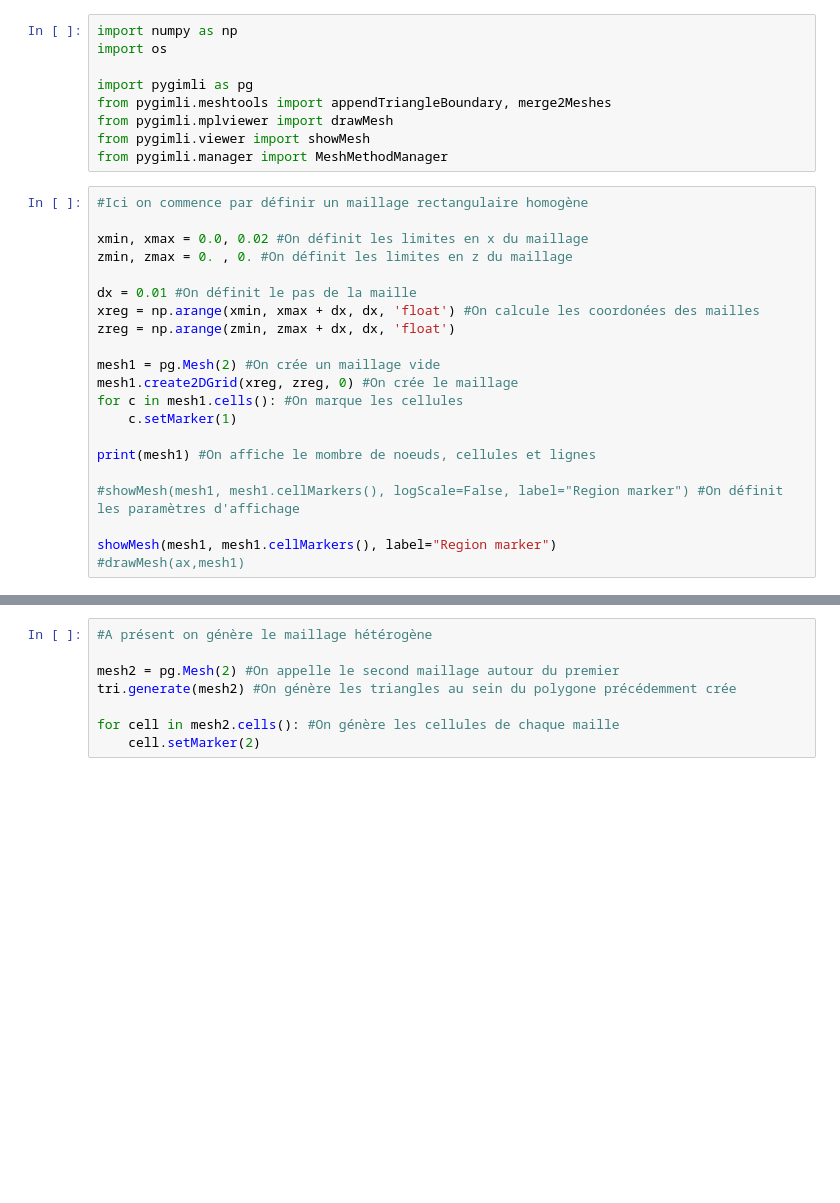
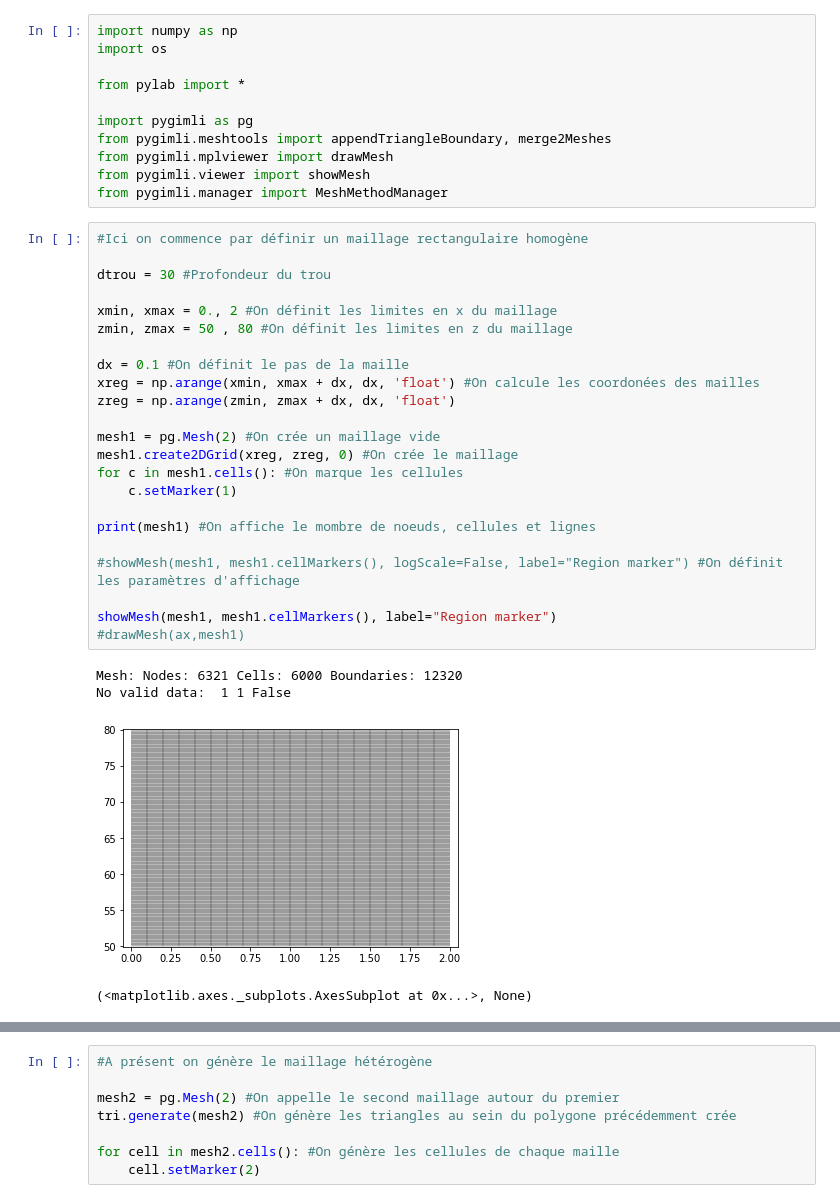
Before and after one commit to Chouzekriterres/Kriterres, a Jupyter notebook: TESTS_CLEM/Maillage_porchet.ipynb, the cells around one changed output, grey strips where cells are left out. Drawn from its saved outputs; the diff is of its cells as text; blank space fills up the shorter version.

```diff
--- a/TESTS_CLEM/Maillage_porchet.ipynb
+++ b/TESTS_CLEM/Maillage_porchet.ipynb
@@ -1,6 +1,8 @@
 # %%
 import numpy as np
 import os
+
+from pylab import *
 
 import pygimli as pg
 from pygimli.meshtools import appendTriangleBoundary, merge2Meshes
@@ -10,24 +12,31 @@ from pygimli.manager import MeshMethodManager
 # %%
 #Ici on commence par définir un maillage rectangulaire homogène
 
-xmin, xmax = 0.0, 0.02 #On définit les limites en x du maillage
-zmin, zmax = 0. , 0. #On définit les limites en z du maillage
+dtrou = 30 #Profondeur du trou
 
-dx = 0.01 #On définit le pas de la maille
+xmin, xmax = 0., 2 #On définit les limites en x du maillage
+zmin, zmax = 50 , 80 #On définit les limites en z du maillage
+
+dx = 0.1 #On définit le pas de la maille
 xreg = np.arange(xmin, xmax + dx, dx, 'float') #On calcule les coordonées des mailles
 zreg = np.arange(zmin, zmax + dx, dx, 'float')
 
 mesh1 = pg.Mesh(2) #On crée un maillage vide
 mesh1.create2DGrid(xreg, zreg, 0) #On crée le maillage
 for c in mesh1.cells(): #On marque les cellules
     c.setMarker(1)
 
 print(mesh1) #On affiche le mombre de noeuds, cellules et lignes
 
 #showMesh(mesh1, mesh1.cellMarkers(), logScale=False, label="Region marker") #On définit les paramètres d'affichage
 
 showMesh(mesh1, mesh1.cellMarkers(), label="Region marker")
 #drawMesh(ax,mesh1)
+# %% [output]
+Mesh: Nodes: 6321 Cells: 6000 Boundaries: 12320
+No valid data:  1 1 False
+[figure, added]
+(<matplotlib.axes._subplots.AxesSubplot at 0x...>, None)
 # %%
 #A présent on crée une zone grâce à un polygone
 
```
Also changed, not shown: parts of 11 cells of this notebook, 4 other files.
